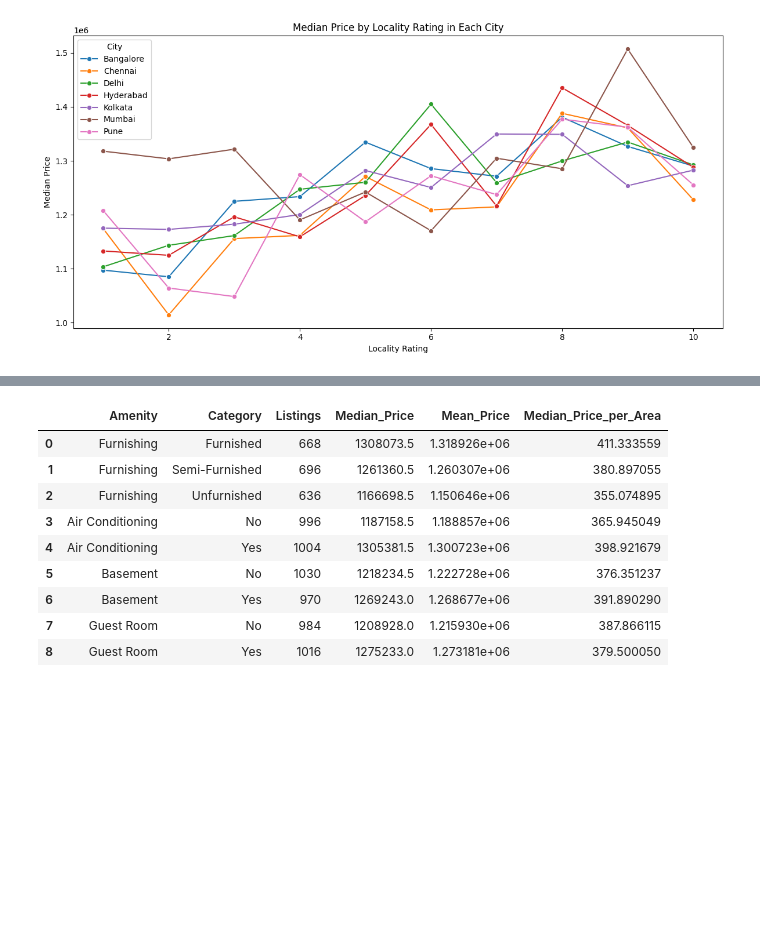
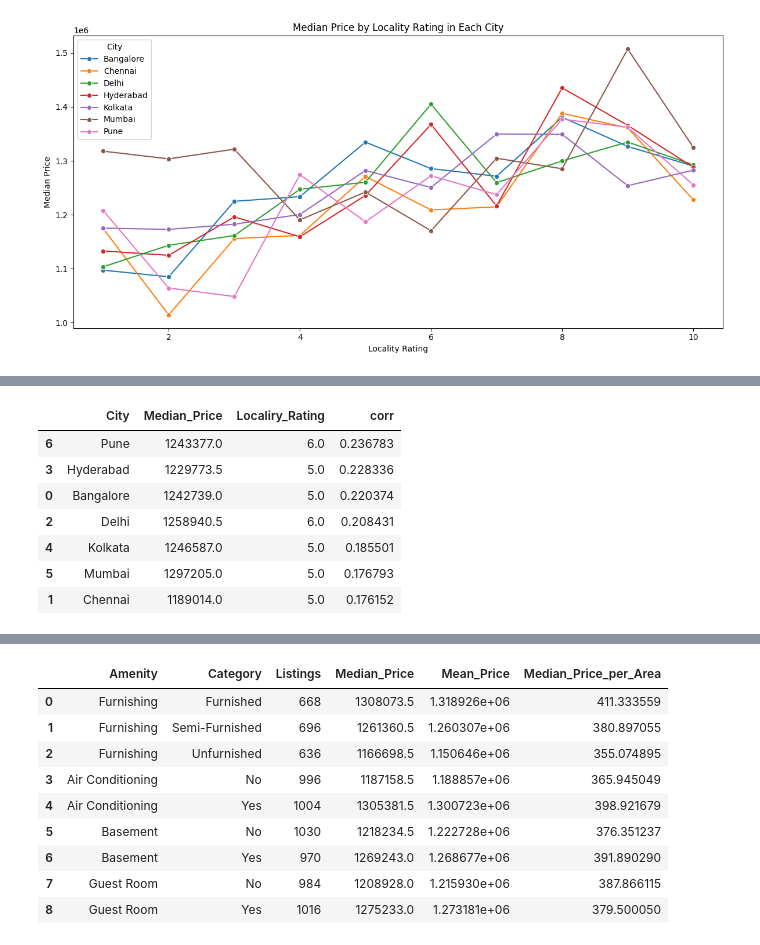
Before and after one commit to Superkai017/House-Pricing-Analysis, a Jupyter notebook: final_project/artoudom.ipynb, the cells around one changed output, grey strips where cells are left out. Saved outputs shown, nothing was run; the diff lists cells and outputs as text; code cells hidden in the pictures; blank space fills up the shorter version.

```diff
--- a/final_project/artoudom.ipynb
+++ b/final_project/artoudom.ipynb
@@ -172,0 +210,22 @@ plt.show()
+# %%
+city_corr = (
+    df.groupby("City")
+      .apply(lambda g: pd.Series({
+          "Median_Price": g["Price"].median(),
+          "Localiry_Rating": g["Locality Rating"].median(),
+          "corr": g["Locality Rating"].corr(g["Price"])
+      }))
+      .reset_index()
+      .sort_values("corr", ascending=False)
+)
+
+city_corr
+# %% [output]
+|  | City | Median_Price | Localiry_Rating | corr |
+| 6 | Pune | 1243377.0 | 6.0 | 0.236783 |
+| 3 | Hyderabad | 1229773.5 | 5.0 | 0.228336 |
+| 0 | Bangalore | 1242739.0 | 5.0 | 0.220374 |
+| 2 | Delhi | 1258940.5 | 6.0 | 0.208431 |
+| 4 | Kolkata | 1246587.0 | 5.0 | 0.185501 |
+| 5 | Mumbai | 1297205.0 | 5.0 | 0.176793 |
+| 1 | Chennai | 1189014.0 | 5.0 | 0.176152 |
```
Also changed, not shown: parts of 22 cells of this notebook.
